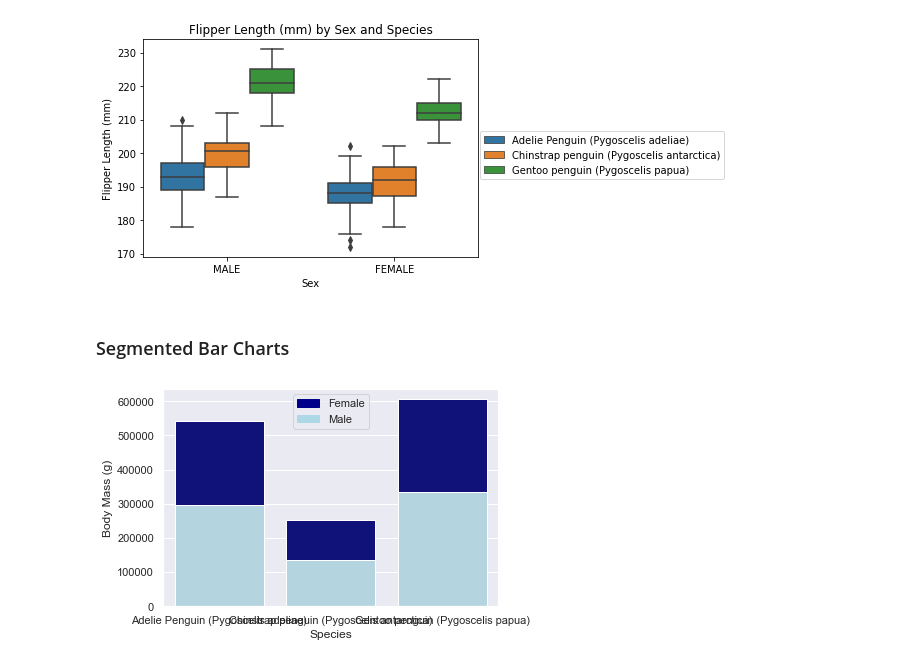
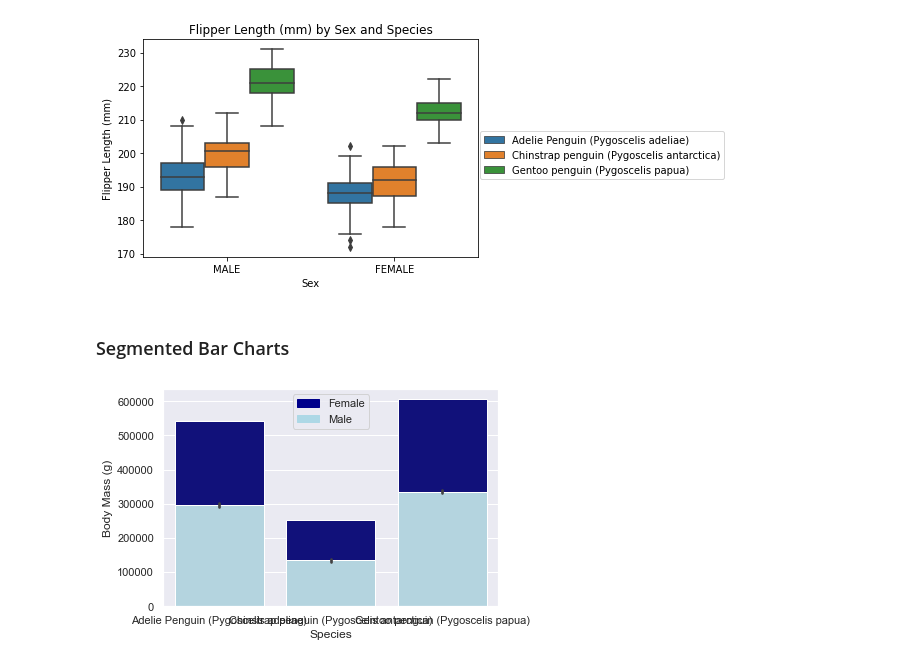
Before and after one commit to vnguyen24/SURF2022, a Jupyter notebook: Session3/Teaching3.ipynb, the cells around one changed output. Saved outputs shown, nothing was run; the diff lists cells and outputs as text; code cells hidden in the pictures.

Commit message:
Edit segmented bar chart

```diff
--- a/Session3/Teaching3.ipynb
+++ b/Session3/Teaching3.ipynb
@@ -387,33 +387,33 @@ plt.title("Flipper Length (mm) by Sex and Species")
 plt.show()
 # %% [output]
 [figure]
-# %% [markdown]
-### Segmented Bar Charts
-# %%
-# import libraries
-import seaborn as sns
-import numpy as np
-import matplotlib.pyplot as plt
-import matplotlib.patches as mpatches
-
-# top bar -> sum all values(smoker=No and smoker=Yes) to find y position of the bars
-total = penguins.groupby('Species')['Body Mass (g)'].sum().reset_index()
-
-# bar chart 1 -> top bars (group of 'male=No')
-bar1 = sns.barplot(x="Species",  y="Body Mass (g)", data=total, color='darkblue')
-
-# bottom bar ->  take only smoker=Yes values from the data
-male = penguins[penguins.Sex=='MALE']
-
-# bar chart 2 -> bottom bars (group of 'male=Yes')
-bar2 = sns.barplot(x="Species", y="Body Mass (g)", data=male, estimator=sum, ci=None,  color='lightblue')
-
-# Add legend
-top_bar = mpatches.Patch(color='darkblue', label='Female')
-bottom_bar = mpatches.Patch(color='lightblue', label='Male')
-plt.legend(handles=[top_bar, bottom_bar])
-
-# Display the graph
-plt.show()
-# %% [output]
-[figure, removed]
+# %% [markdown]
+### Segmented Bar Charts
+# %%
+# import libraries
+import seaborn as sns
+import numpy as np
+import matplotlib.pyplot as plt
+import matplotlib.patches as mpatches
+
+# top bar -> sum all values(male=No and male=Yes) to find y position of the bars
+total = penguins.groupby('Species')['Body Mass (g)'].sum().reset_index()
+
+# bar chart 1 -> top bars (group of 'male=No')
+bar1 = sns.barplot(x = "Species",  y = "Body Mass (g)", data = total, color ='darkblue')
+
+# bottom bar ->  take only male=Yes values from the data
+male = penguins[penguins.Sex=='MALE']
+
+# bar chart 2 -> bottom bars (group of 'male=Yes')
+bar2 = sns.barplot(x = "Species", y = "Body Mass (g)", data = male, estimator = sum, color='lightblue')
+
+# Add legend
+top_bar = mpatches.Patch(color='darkblue', label='Female')
+bottom_bar = mpatches.Patch(color='lightblue', label='Male')
+plt.legend(handles=[top_bar, bottom_bar])
+
+# Display the graph
+plt.show()
+# %% [output]
+[figure, added]
```
